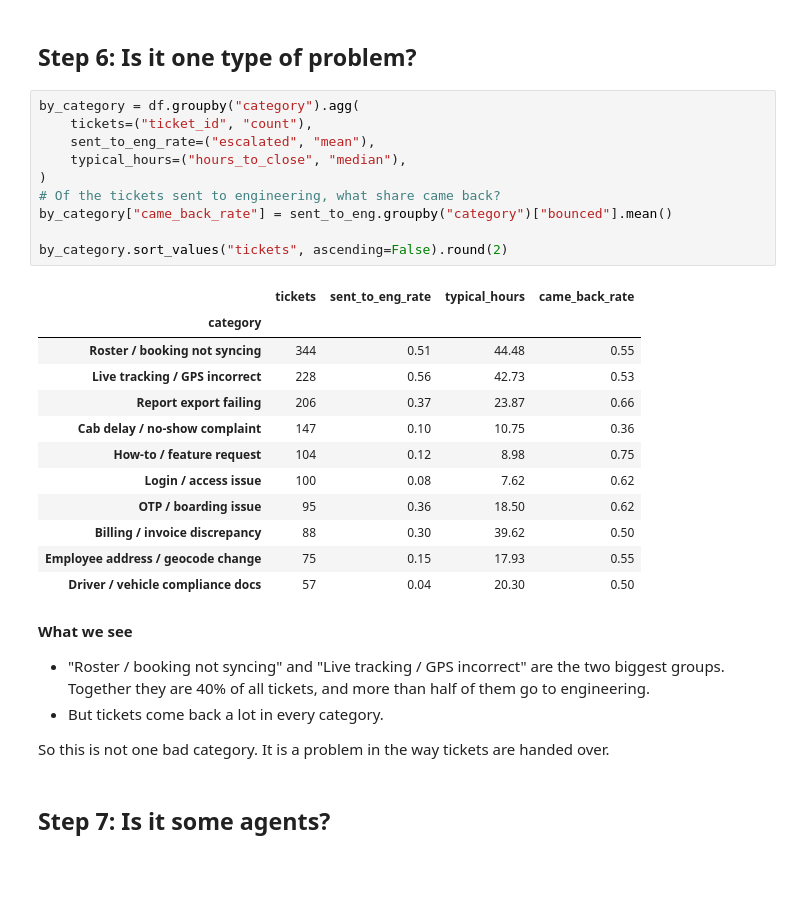
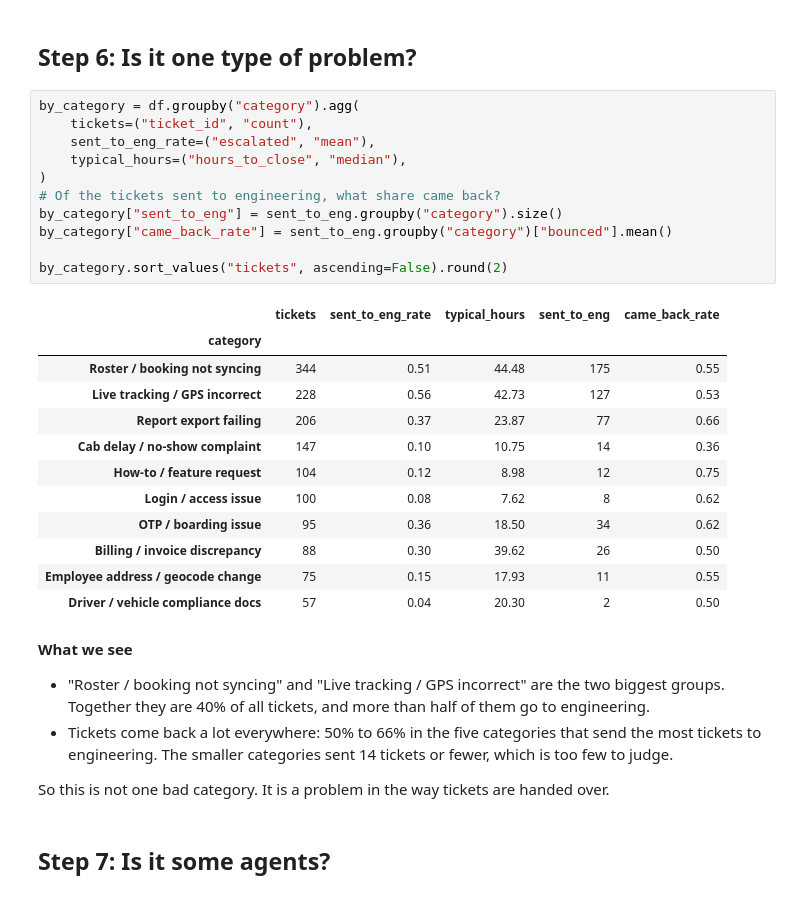
Before and after one commit to Ankur377823/rideops-escalation-check, a Jupyter notebook: notebooks/01_diagnosis.ipynb, the cells around one changed output. Saved outputs shown, nothing was run; the diff lists cells and outputs as text; blank space fills up the shorter version.

```diff
--- a/notebooks/01_diagnosis.ipynb
+++ b/notebooks/01_diagnosis.ipynb
@@ -254,32 +313,34 @@ This back-and-forth is the most expensive thing in the data.
 # %%
 by_category = df.groupby("category").agg(
     tickets=("ticket_id", "count"),
     sent_to_eng_rate=("escalated", "mean"),
     typical_hours=("hours_to_close", "median"),
 )
 # Of the tickets sent to engineering, what share came back?
+by_category["sent_to_eng"] = sent_to_eng.groupby("category").size()
 by_category["came_back_rate"] = sent_to_eng.groupby("category")["bounced"].mean()
 
 by_category.sort_values("tickets", ascending=False).round(2)
 # %% [output]
-|  | tickets | sent_to_eng_rate | typical_hours | came_back_rate |
-| category |  |  |  |  |
-| Roster / booking not syncing | 344 | 0.51 | 44.48 | 0.55 |
-| Live tracking / GPS incorrect | 228 | 0.56 | 42.73 | 0.53 |
-| Report export failing | 206 | 0.37 | 23.87 | 0.66 |
-| Cab delay / no-show complaint | 147 | 0.10 | 10.75 | 0.36 |
-| How-to / feature request | 104 | 0.12 | 8.98 | 0.75 |
-| Login / access issue | 100 | 0.08 | 7.62 | 0.62 |
-| OTP / boarding issue | 95 | 0.36 | 18.50 | 0.62 |
-| Billing / invoice discrepancy | 88 | 0.30 | 39.62 | 0.50 |
-| Employee address / geocode change | 75 | 0.15 | 17.93 | 0.55 |
-| Driver / vehicle compliance docs | 57 | 0.04 | 20.30 | 0.50 |
+|  | tickets | sent_to_eng_rate | typical_hours | sent_to_eng | came_back_rate |
+| category |  |  |  |  |  |
+| Roster / booking not syncing | 344 | 0.51 | 44.48 | 175 | 0.55 |
+| Live tracking / GPS incorrect | 228 | 0.56 | 42.73 | 127 | 0.53 |
+| Report export failing | 206 | 0.37 | 23.87 | 77 | 0.66 |
+| Cab delay / no-show complaint | 147 | 0.10 | 10.75 | 14 | 0.36 |
+| How-to / feature request | 104 | 0.12 | 8.98 | 12 | 0.75 |
+| Login / access issue | 100 | 0.08 | 7.62 | 8 | 0.62 |
+| OTP / boarding issue | 95 | 0.36 | 18.50 | 34 | 0.62 |
+| Billing / invoice discrepancy | 88 | 0.30 | 39.62 | 26 | 0.50 |
+| Employee address / geocode change | 75 | 0.15 | 17.93 | 11 | 0.55 |
+| Driver / vehicle compliance docs | 57 | 0.04 | 20.30 | 2 | 0.50 |
 # %% [markdown]
 **What we see**
 
 - "Roster / booking not syncing" and "Live tracking / GPS incorrect" are the two biggest groups.
   Together they are 40% of all tickets, and more than half of them go to engineering.
-- But tickets come back a lot in every category.
+- Tickets come back a lot everywhere: 50% to 66% in the five categories that send the most tickets
+  to engineering. The smaller categories sent 14 tickets or fewer, which is too few to judge.
 
 So this is not one bad category. It is a problem in the way tickets are handed over.
 # %% [markdown]
```
Also changed, not shown: parts of 10 cells of this notebook, 2 other files.
